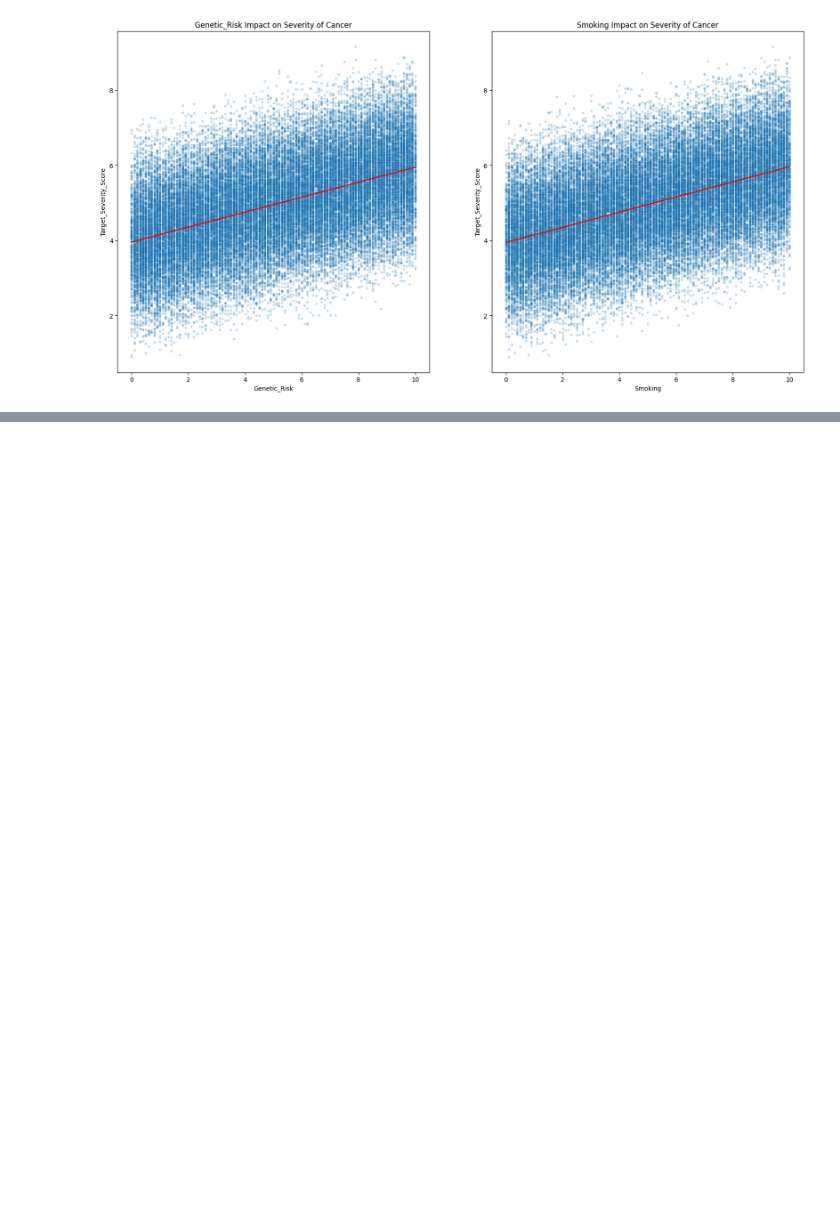
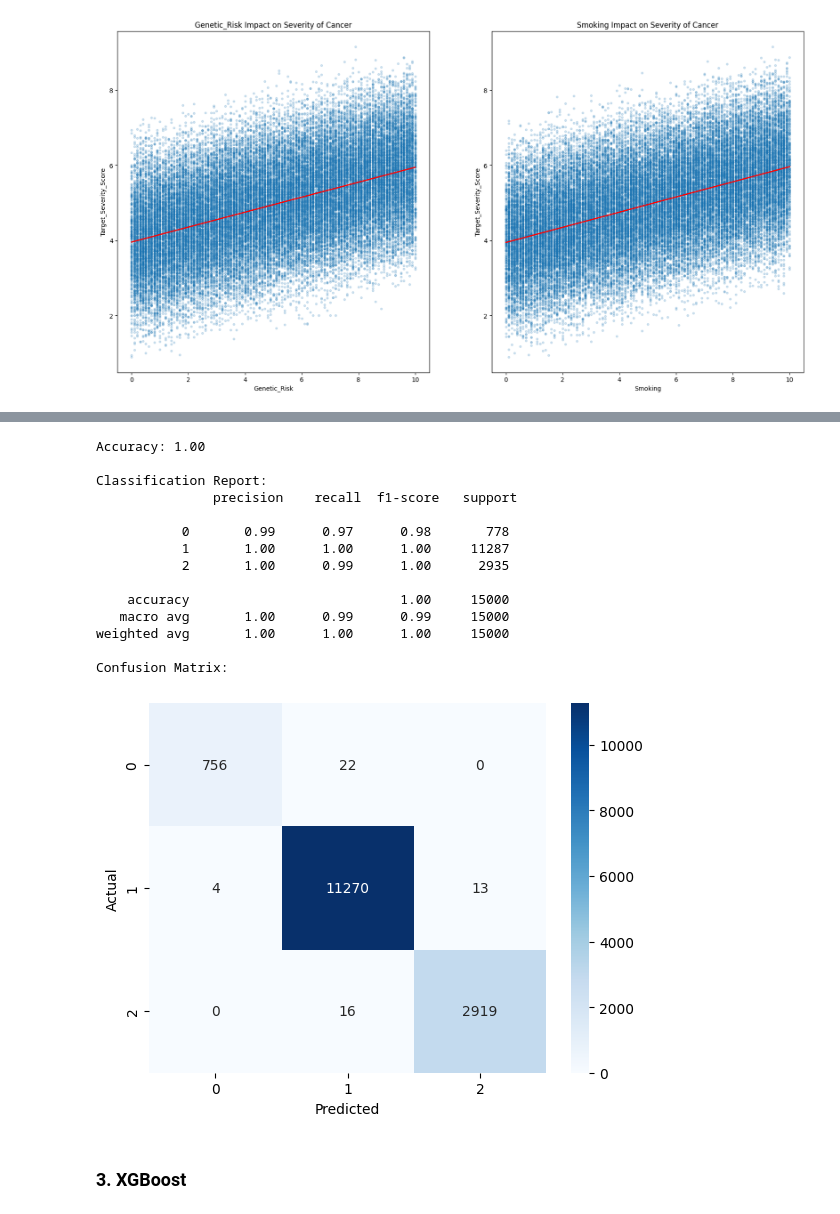
Before and after one commit to Michaela-Vosvrdova/projects, a Jupyter notebook: EDA&ML Global cancer patients.ipynb, the cells around one changed output, grey strips where cells are left out. Drawn from its saved outputs; the diff is of its cells as text; code cells hidden in the pictures; blank space fills up the shorter version.

```diff
--- a/EDA&ML Global cancer patients.ipynb
+++ b/EDA&ML Global cancer patients.ipynb
@@ -142,0 +265,10 @@ I'll continue working on this project later, focusing on EDA notebooks for now.
+# %%
+from sklearn.linear_model import LogisticRegression
+
+clf = LogisticRegression(max_iter=1000, random_state=42)
+
+model = Pipeline(steps=[
+    ('preprocessor', preprocessor),
+    ('classifier', clf)
+])
+model.fit(X_train, y_train)
@@ -142,0 +291,33 @@ I'll continue working on this project later, focusing on EDA notebooks for now.
+# %%
+y_pred = model.predict(X_test)
+
+acc = accuracy_score(y_test, y_pred)
+cm = confusion_matrix(y_test, y_pred)
+cr = classification_report(y_test, y_pred)
+
+print(f'Accuracy: {acc:.2f}\n')
+print('Classification Report:\n', cr)
+print('Confusion Matrix:')
+
+sns.heatmap(cm, annot=True, fmt='d', cmap='Blues')
+plt.xlabel('Predicted')
+plt.ylabel('Actual')
+plt.show()
+# %% [output]
+Accuracy: 1.00
+
+Classification Report:
+               precision    recall  f1-score   support
+
+           0       0.99      0.97      0.98       778
+           1       1.00      1.00      1.00     11287
+           2       1.00      0.99      1.00      2935
+
+    accuracy                           1.00     15000
+   macro avg       1.00      0.99      0.99     15000
+weighted avg       1.00      1.00      1.00     15000
+
+Confusion Matrix:
+[figure, added]
+# %% [markdown]
+### 3. XGBoost
```
Also changed, not shown: parts of 21 cells of this notebook, 3 other files.
